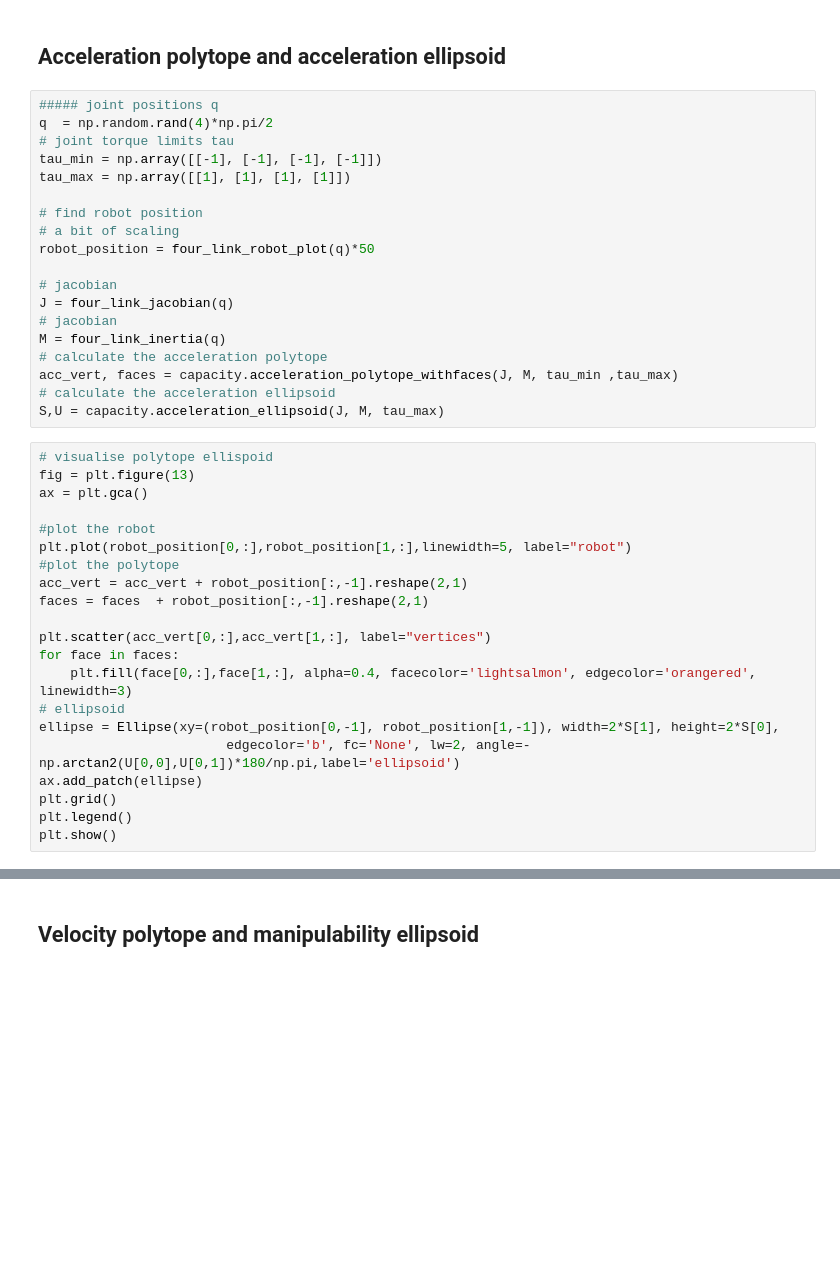
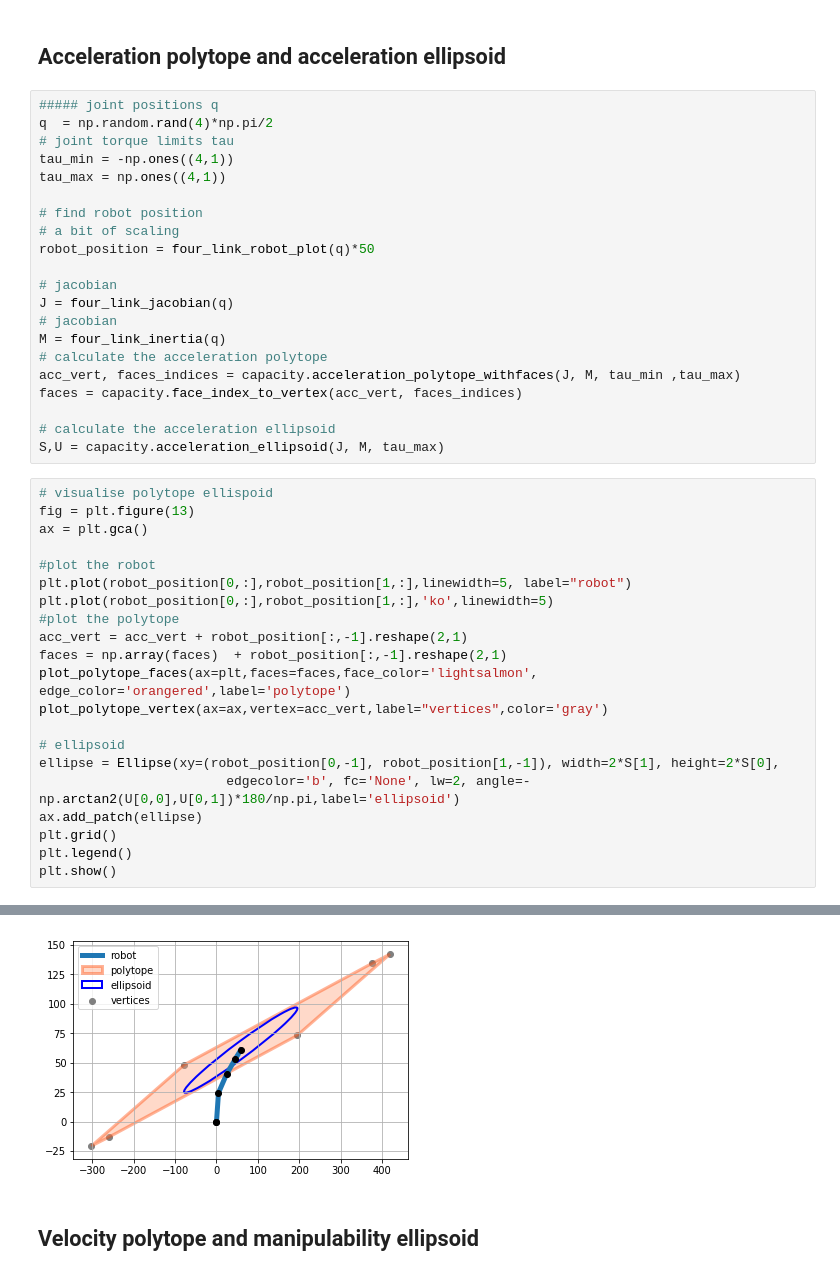
Before and after one commit to auctus-team/pycapacity, a Jupyter notebook: demo_notebook.ipynb, the cells around one changed output, grey strips where cells are left out. Drawn from its saved outputs; the diff is of its cells as text; blank space fills up the shorter version.

```diff
--- a/demo_notebook.ipynb
+++ b/demo_notebook.ipynb
@@ -124,8 +94,8 @@ plt.show()
 ##### joint positions q
 q  = np.random.rand(4)*np.pi/2
 # joint torque limits tau
-tau_min = np.array([[-1], [-1], [-1], [-1]])
-tau_max = np.array([[1], [1], [1], [1]])
+tau_min = -np.ones((4,1))
+tau_max = np.ones((4,1))
 
 # find robot position
 # a bit of scaling
@@ -136,7 +106,9 @@ J = four_link_jacobian(q)
 # jacobian
 M = four_link_inertia(q)
 # calculate the acceleration polytope
-acc_vert, faces = capacity.acceleration_polytope_withfaces(J, M, tau_min ,tau_max)
+acc_vert, faces_indices = capacity.acceleration_polytope_withfaces(J, M, tau_min ,tau_max)
+faces = capacity.face_index_to_vertex(acc_vert, faces_indices)
+
 # calculate the acceleration ellipsoid
 S,U = capacity.acceleration_ellipsoid(J, M, tau_max)
 # %%
@@ -146,13 +118,13 @@ ax = plt.gca()
 
 #plot the robot
 plt.plot(robot_position[0,:],robot_position[1,:],linewidth=5, label="robot")
+plt.plot(robot_position[0,:],robot_position[1,:],'ko',linewidth=5)
 #plot the polytope
 acc_vert = acc_vert + robot_position[:,-1].reshape(2,1)
-faces = faces  + robot_position[:,-1].reshape(2,1)
+faces = np.array(faces)  + robot_position[:,-1].reshape(2,1)
+plot_polytope_faces(ax=plt,faces=faces,face_color='lightsalmon', edge_color='orangered',label='polytope')
+plot_polytope_vertex(ax=ax,vertex=acc_vert,label="vertices",color='gray')
 
-plt.scatter(acc_vert[0,:],acc_vert[1,:], label="vertices")
-for face in faces:
-    plt.fill(face[0,:],face[1,:], alpha=0.4, facecolor='lightsalmon', edgecolor='orangered', linewidth=3)
 # ellipsoid
 ellipse = Ellipse(xy=(robot_position[0,-1], robot_position[1,-1]), width=2*S[1], height=2*S[0],
                         edgecolor='b', fc='None', lw=2, angle=-np.arctan2(U[0,0],U[0,1])*180/np.pi,label='ellipsoid')
@@ -166,3 +136,4 @@ plt.show()
+[figure, added]
 # %% [markdown]
 ## Velocity polytope and manipulability ellipsoid
 # %%
```
Also changed, not shown: parts of 24 cells of this notebook, 12 other files.
